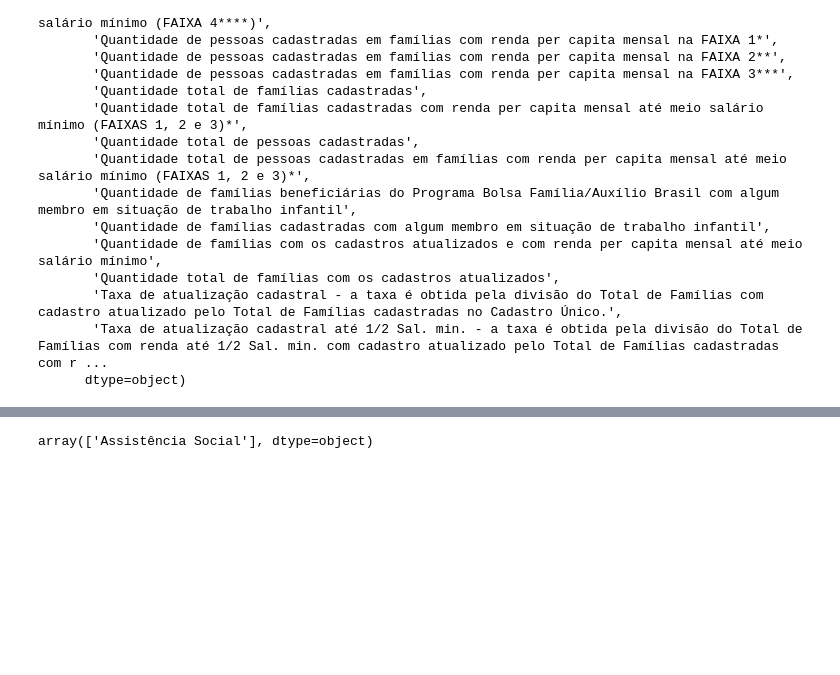
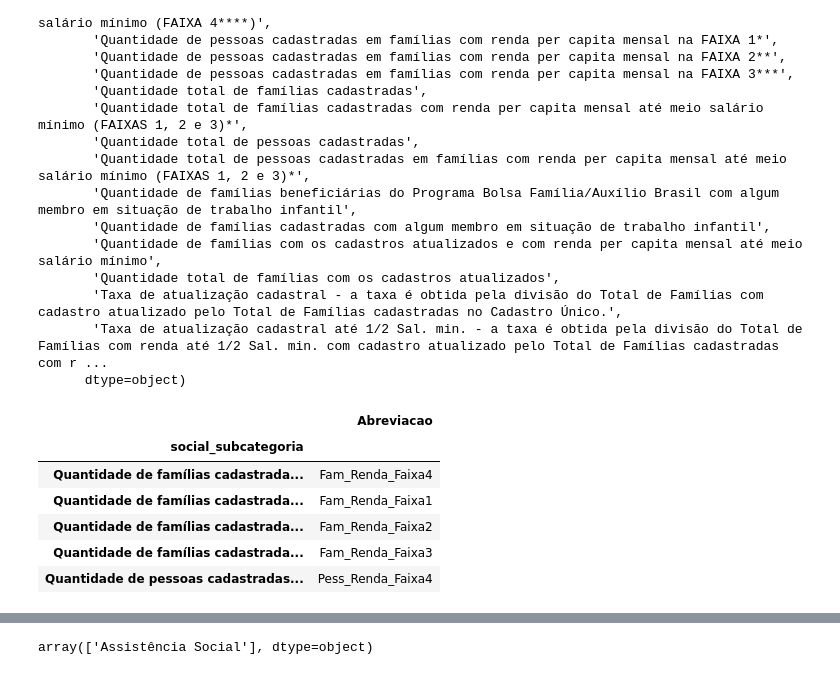
Before and after one commit to edilton-bs/AV1IntroCD, a Jupyter notebook: main.ipynb, the cells around one changed output, grey strips where cells are left out. Cells and saved outputs as stored; diff of their text form; code cells hidden in the pictures; blank space fills up the shorter version.

```diff
--- a/main.ipynb
+++ b/main.ipynb
@@ -39,3 +72,38 @@ array(['Quantidade de famílias cadastradas com renda per capita mensal acima de
        'Taxa de atualização cadastral - a taxa é obtida pela divisão do Total de Famílias com cadastro atualizado pelo Total de Famílias cadastradas no Cadastro Único.',
        'Taxa de atualização cadastral até 1/2 Sal. min. - a taxa é obtida pela divisão do Total de Famílias com renda até 1/2 Sal. min. com cadastro atualizado pelo Total de Famílias cadastradas com r ...
       dtype=object)
+# %%
+# Dicionário com as abreviações
+abreviacoes = {
+    'Quantidade de famílias cadastradas com renda per capita mensal acima de meio salário mínimo (FAIXA 4****)': 'Fam_Renda_Faixa4',
+    'Quantidade de famílias cadastradas com renda per capita mensal na FAIXA 1*': 'Fam_Renda_Faixa1',
+    'Quantidade de famílias cadastradas com renda per capita mensal na FAIXA 2**': 'Fam_Renda_Faixa2',
+    'Quantidade de famílias cadastradas com renda per capita mensal na FAIXA 3***': 'Fam_Renda_Faixa3',
+    'Quantidade de pessoas cadastradas em famílias com renda per capita mensal acima de meio salário mínimo (FAIXA 4****)': 'Pess_Renda_Faixa4',
+    'Quantidade de pessoas cadastradas em famílias com renda per capita mensal na FAIXA 1*': 'Pess_Renda_Faixa1',
+    'Quantidade de pessoas cadastradas em famílias com renda per capita mensal na FAIXA 2**': 'Pess_Renda_Faixa2',
+    'Quantidade de pessoas cadastradas em famílias com renda per capita mensal na FAIXA 3***': 'Pess_Renda_Faixa3',
+    'Quantidade total de famílias cadastradas': 'Total_Fam_Cadastradas',
+    'Quantidade total de famílias cadastradas com renda per capita mensal até meio salário mínimo (FAIXAS 1, 2 e 3)*': 'Total_Fam_Renda_Meio_Salario',
+    'Quantidade total de pessoas cadastradas': 'Total_Pess_Cadastradas',
+    'Quantidade total de pessoas cadastradas em famílias com renda per capita mensal até meio salário mínimo (FAIXAS 1, 2 e 3)*': 'Total_Pess_Renda_Meio_Salario',
+    'Quantidade de famílias beneficiárias do Programa Bolsa Família/Auxílio Brasil com algum membro em situação de trabalho infantil': 'Fam_Benef_Trab_Infantil',
+    'Quantidade de famílias cadastradas com algum membro em situação de trabalho infantil': 'Fam_Cadas_Trab_Infantil',
+    'Quantidade de famílias com os cadastros atualizados e com renda per capita mensal até meio salário mínimo': 'Fam_Cadas_Atual_Renda_Meio_Salario',
+    'Quantidade total de famílias com os cadastros atualizados': 'Total_Fam_Cadas_Atual',
+    'Taxa de atualização cadastral - a taxa é obtida pela divisão do Total de Famílias com cadastro atualizado pelo Total de Famílias cadastradas no Cadastro Único.': 'Taxa_Atualizacao_Cadastral',
+    'Taxa de atualização cadastral até 1/2 Sal. min. - a taxa é obtida pela divisão do Total de Famílias com renda até 1/2 Sal. min. com cadastro atualizado pelo Total de Famílias cadastradas com renda até 1/2 Sal. min. no Cadastro Único.': 'Taxa_Atual_Renda_Meio_Salario'
+}
+
+# Criando o novo dataframe
+df_abreviacoes = pd.DataFrame(list(abreviacoes.items()), columns=['social_subcategoria', 'Abreviacao'])
+df_abreviacoes.set_index('social_subcategoria', inplace=True)
+df_abreviacoes.head()
+# %% [output]
+|  | Abreviacao |
+| social_subcategoria |  |
+| Quantidade de famílias cadastrada... | Fam_Renda_Faixa4 |
+| Quantidade de famílias cadastrada... | Fam_Renda_Faixa1 |
+| Quantidade de famílias cadastrada... | Fam_Renda_Faixa2 |
+| Quantidade de famílias cadastrada... | Fam_Renda_Faixa3 |
+| Quantidade de pessoas cadastradas... | Pess_Renda_Faixa4 |
```
Also changed, not shown: parts of 10 cells of this notebook.
